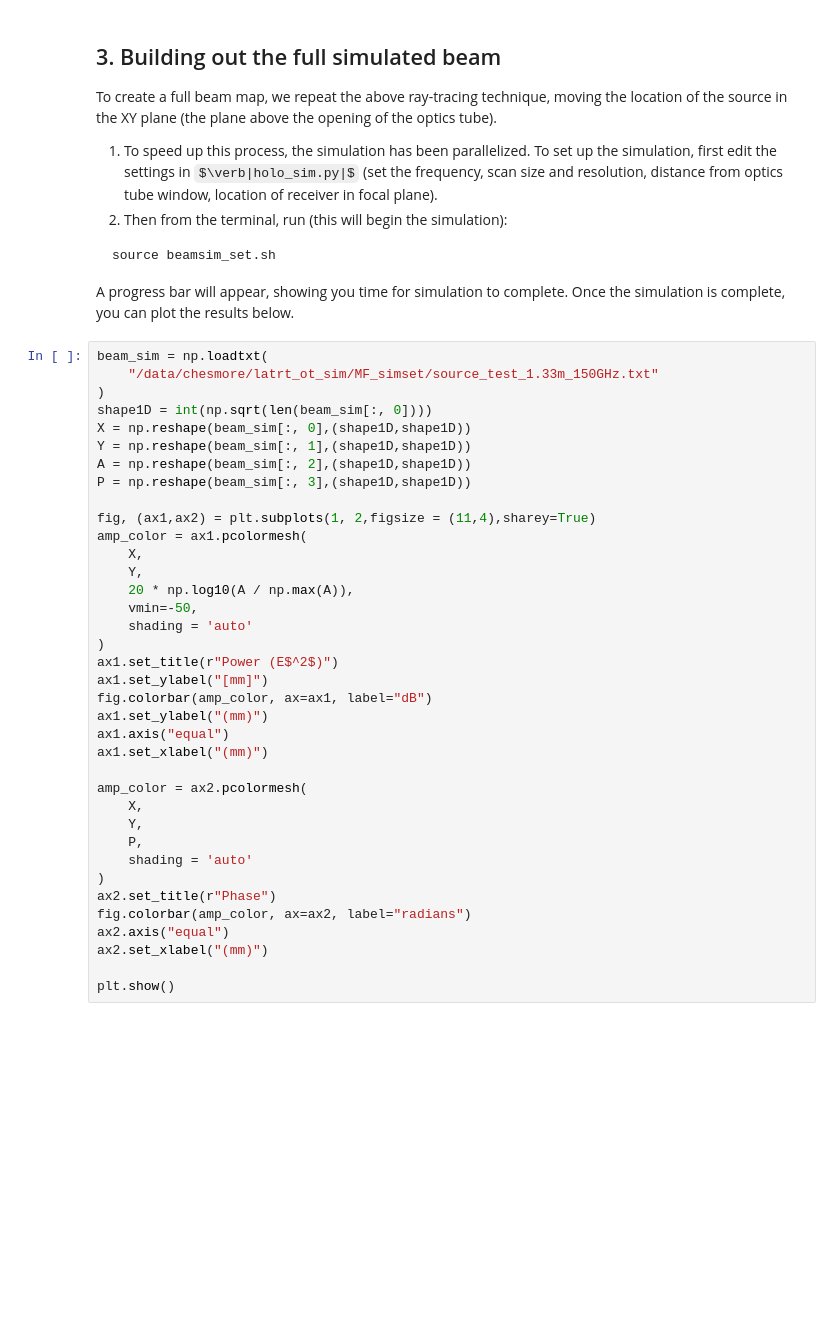
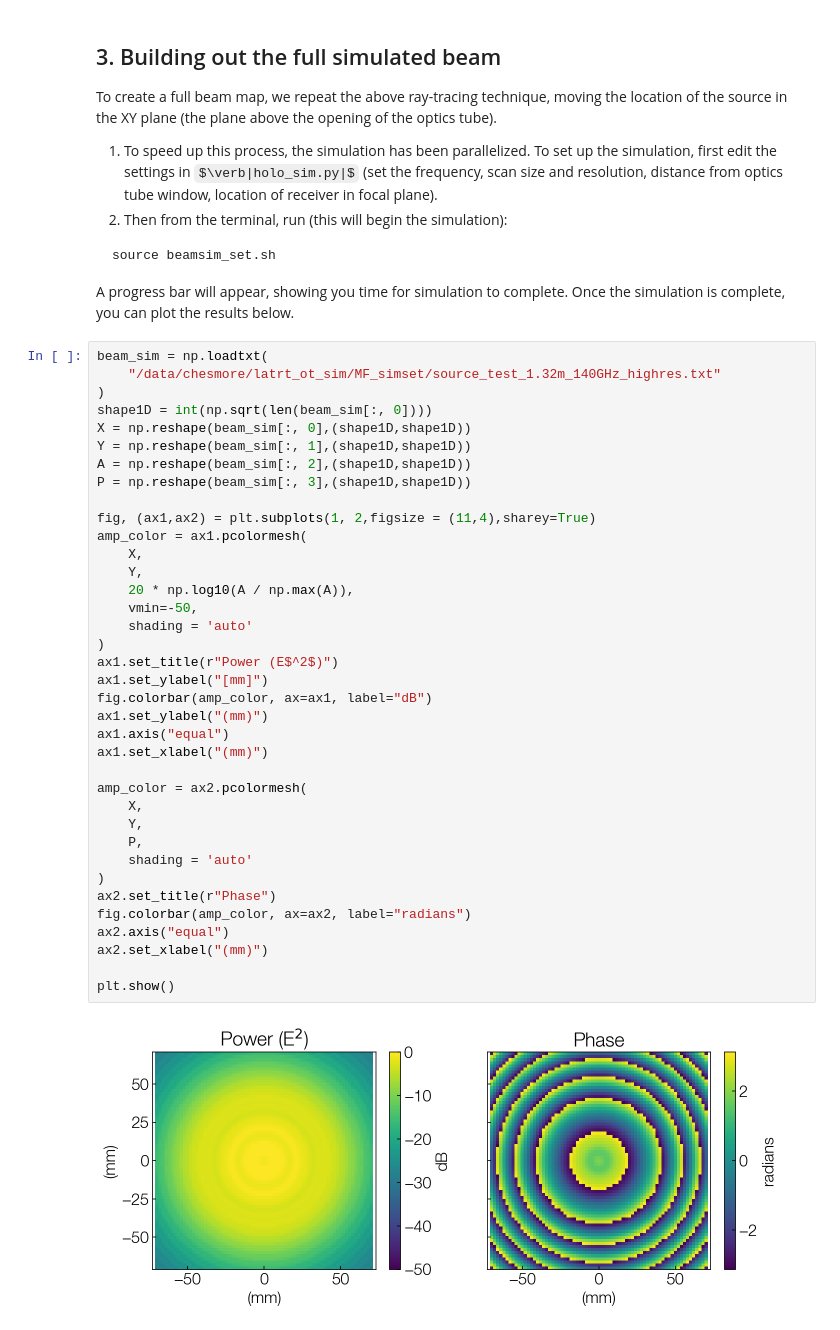
Before and after one commit to McMahonCosmologyGroup/solat-optics, a Jupyter notebook: tutorials/latrt_holo_sim.ipynb, the cells around one changed output. Cells and saved outputs as stored; diff of their text form; some formulas as TeX source; blank space fills up the shorter version.

```diff
--- a/tutorials/latrt_holo_sim.ipynb
+++ b/tutorials/latrt_holo_sim.ipynb
@@ -399,7 +399,7 @@ source beamsim_set.sh
 A progress bar will appear, showing you time for simulation to complete.  Once the simulation is complete, you can plot the results below.
 # %%
 beam_sim = np.loadtxt(
-    "/data/chesmore/latrt_ot_sim/MF_simset/source_test_1.33m_150GHz.txt"
+    "/data/chesmore/latrt_ot_sim/MF_simset/source_test_1.32m_140GHz_highres.txt"
 )
 shape1D = int(np.sqrt(len(beam_sim[:, 0])))
 X = np.reshape(beam_sim[:, 0],(shape1D,shape1D))
@@ -407,30 +407,32 @@ Y = np.reshape(beam_sim[:, 1],(shape1D,shape1D))
 A = np.reshape(beam_sim[:, 2],(shape1D,shape1D))
 P = np.reshape(beam_sim[:, 3],(shape1D,shape1D))
 
 fig, (ax1,ax2) = plt.subplots(1, 2,figsize = (11,4),sharey=True)
 amp_color = ax1.pcolormesh(
     X,
     Y,
     20 * np.log10(A / np.max(A)),
     vmin=-50,
     shading = 'auto'
 )
 ax1.set_title(r"Power (E$^2$)")
 ax1.set_ylabel("[mm]")
 fig.colorbar(amp_color, ax=ax1, label="dB")
 ax1.set_ylabel("(mm)")
 ax1.axis("equal")
 ax1.set_xlabel("(mm)")
 
 amp_color = ax2.pcolormesh(
     X,
     Y,
     P,
     shading = 'auto'
 )
 ax2.set_title(r"Phase")
 fig.colorbar(amp_color, ax=ax2, label="radians")
 ax2.axis("equal")
 ax2.set_xlabel("(mm)")
 
 plt.show()
+# %% [output]
+[figure, added]
```
Also changed, not shown: parts of 1 cell of this notebook, 6 other files.
